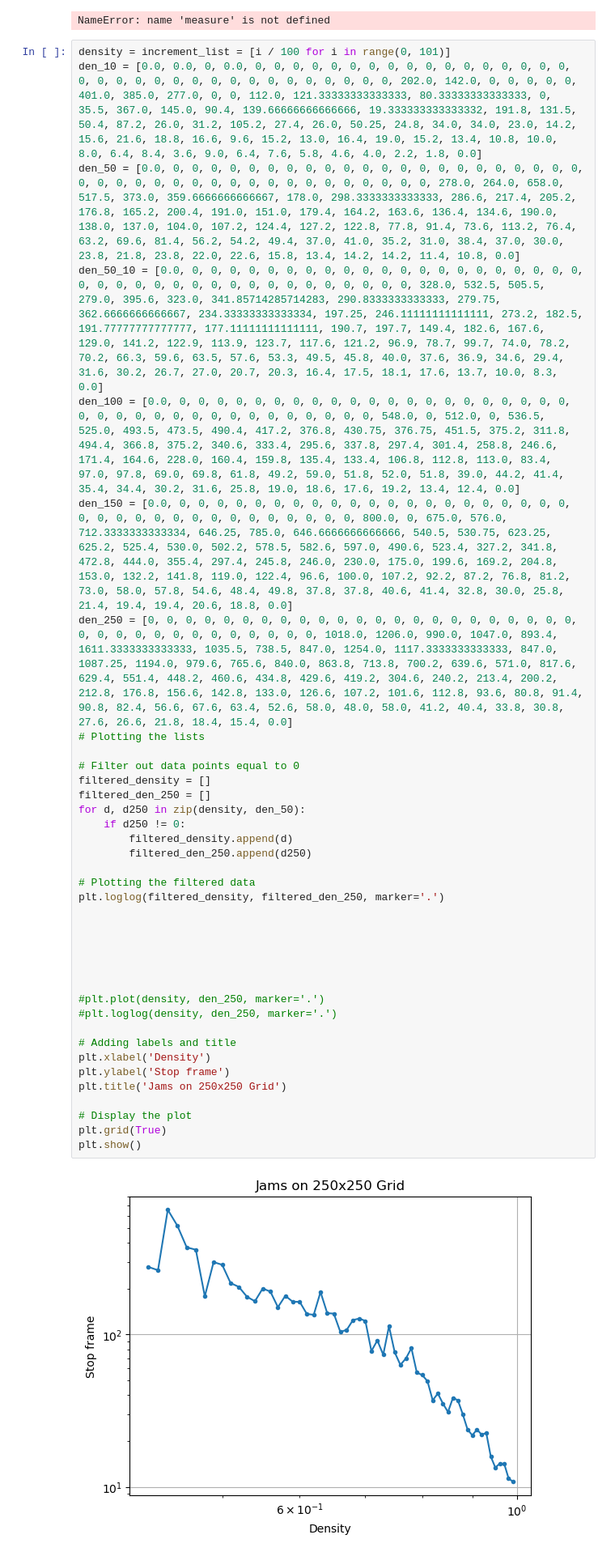
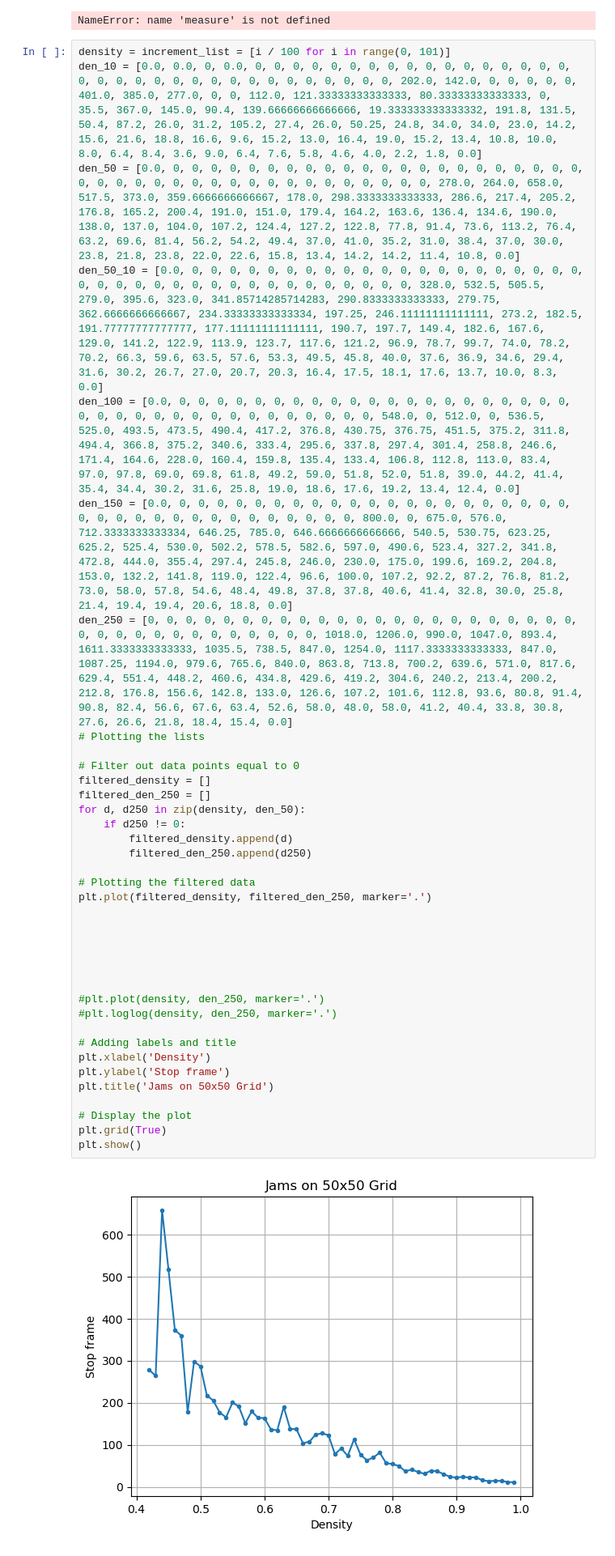
Before and after one commit to RebeccaFlach/rule-184, a Jupyter notebook: code/rule_184_density_exp.ipynb, the cells around one changed output. Shown at 81% size. Drawn from its saved outputs; the diff is of its cells as text.

```diff
--- a/code/rule_184_density_exp.ipynb
+++ b/code/rule_184_density_exp.ipynb
@@ -186,36 +186,36 @@ den_100 = [0.0, 0, 0, 0, 0, 0, 0, 0, 0, 0, 0, 0, 0, 0, 0, 0, 0, 0, 0, 0, 0, 0, 0
 den_150 = [0.0, 0, 0, 0, 0, 0, 0, 0, 0, 0, 0, 0, 0, 0, 0, 0, 0, 0, 0, 0, 0, 0, 0, 0, 0, 0, 0, 0, 0, 0, 0, 0, 0, 0, 0, 0, 0, 800.0, 0, 675.0, 576.0, 712.3333333333334, 646.25, 785.0, 646.6666666666666, 540.5, 530.75, 623.25, 625.2, 525.4, 530.0, 502.2, 578.5, 582.6, 597.0, 490.6, 523.4, 327.2, 341.8, 472.8, 444.0, 355.4, 297.4, 245.8, 246.0, 230.0, 175.0, 199.6, 169.2, 204.8, 153.0, 132.2, 141.8, 119.0, 122.4, 96.6, 100.0, 107.2, 92.2, 87.2, 76.8, 81.2, 73.0, 58.0, 57.8, 54.6, 48.4, 49.8, 37.8, 37.8, 40.6, 41.4, 32.8, 30.0, 25.8, 21.4, 19.4, 19.4, 20.6, 18.8, 0.0]
 den_250 = [0, 0, 0, 0, 0, 0, 0, 0, 0, 0, 0, 0, 0, 0, 0, 0, 0, 0, 0, 0, 0, 0, 0, 0, 0, 0, 0, 0, 0, 0, 0, 0, 0, 0, 0, 0, 1018.0, 1206.0, 990.0, 1047.0, 893.4, 1611.3333333333333, 1035.5, 738.5, 847.0, 1254.0, 1117.3333333333333, 847.0, 1087.25, 1194.0, 979.6, 765.6, 840.0, 863.8, 713.8, 700.2, 639.6, 571.0, 817.6, 629.4, 551.4, 448.2, 460.6, 434.8, 429.6, 419.2, 304.6, 240.2, 213.4, 200.2, 212.8, 176.8, 156.6, 142.8, 133.0, 126.6, 107.2, 101.6, 112.8, 93.6, 80.8, 91.4, 90.8, 82.4, 56.6, 67.6, 63.4, 52.6, 58.0, 48.0, 58.0, 41.2, 40.4, 33.8, 30.8, 27.6, 26.6, 21.8, 18.4, 15.4, 0.0]
 # Plotting the lists
 
 # Filter out data points equal to 0
 filtered_density = []
 filtered_den_250 = []
 for d, d250 in zip(density, den_50):
     if d250 != 0:
         filtered_density.append(d)
         filtered_den_250.append(d250)
 
 # Plotting the filtered data
-plt.loglog(filtered_density, filtered_den_250, marker='.')
+plt.plot(filtered_density, filtered_den_250, marker='.')
 
 
 
 
 
 
 #plt.plot(density, den_250, marker='.')
 #plt.loglog(density, den_250, marker='.')
 
 # Adding labels and title
 plt.xlabel('Density')
 plt.ylabel('Stop frame')
-plt.title('Jams on 250x250 Grid')
+plt.title('Jams on 50x50 Grid')
 
 # Display the plot
 plt.grid(True)
 plt.show()
 # %% [output]
-[figure, old version]
+[figure, new version]
 # %%
 d10 = 47
 d50 = 43
```
Also changed, not shown: 3 other files.
